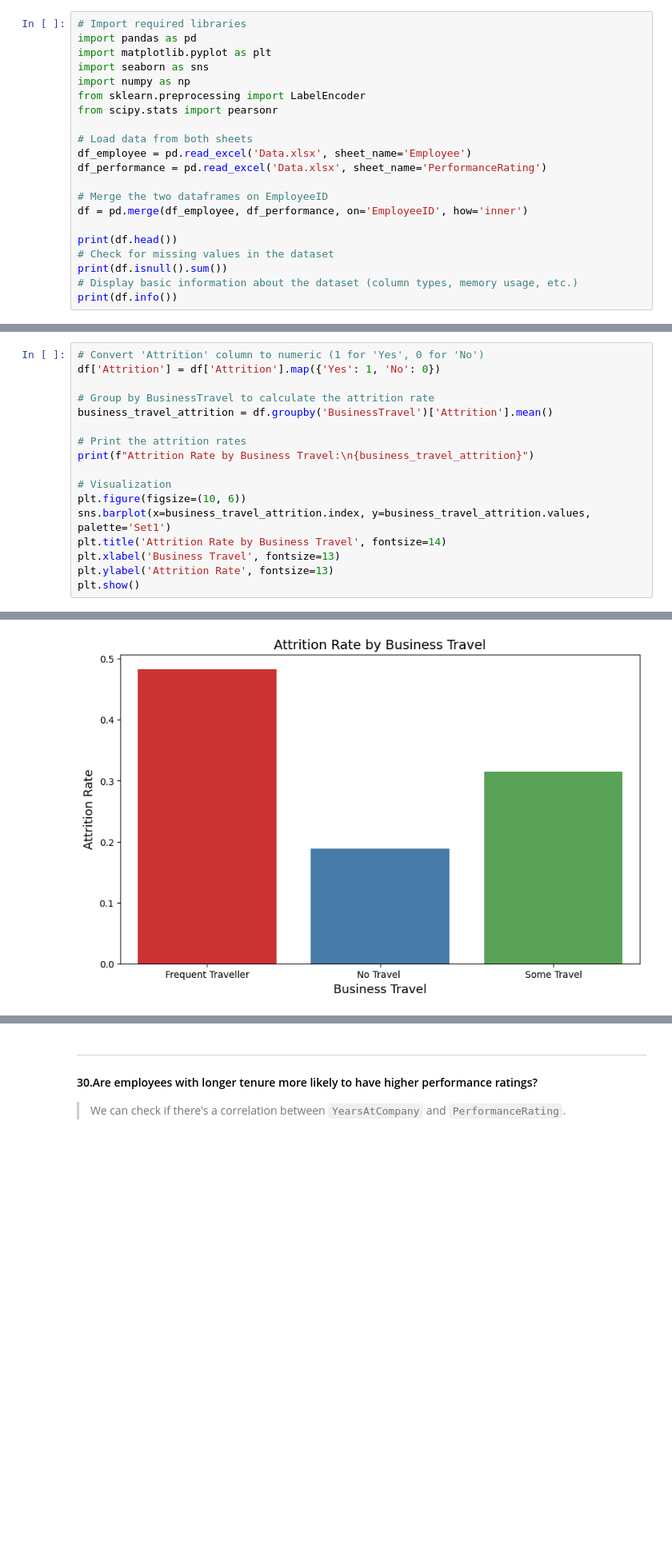
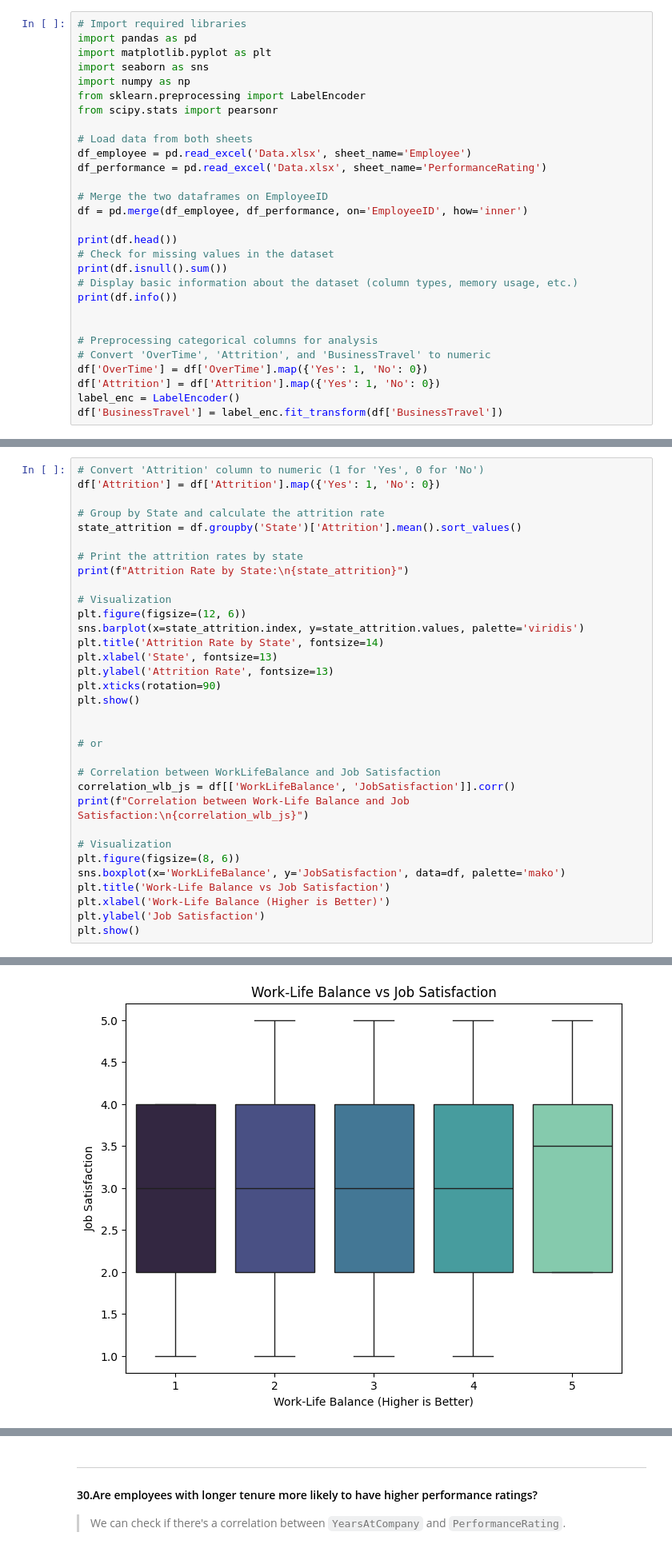
Before and after one commit to 0PeterAdel/Data-Dyanamos, a Jupyter notebook: Project-Operations/06.Data-Analysis/analysis.ipynb, the cells around one changed output, grey strips where cells are left out. Shown at 80% size. Saved outputs shown, nothing was run; the diff lists cells and outputs as text; blank space fills up the shorter version.

```diff
--- a/Project-Operations/06.Data-Analysis/analysis.ipynb
+++ b/Project-Operations/06.Data-Analysis/analysis.ipynb
@@ -19,6 +19,14 @@ print(df.head())
 print(df.isnull().sum())
 # Display basic information about the dataset (column types, memory usage, etc.)
 print(df.info())
+
+
+# Preprocessing categorical columns for analysis
+# Convert 'OverTime', 'Attrition', and 'BusinessTravel' to numeric
+df['OverTime'] = df['OverTime'].map({'Yes': 1, 'No': 0})
+df['Attrition'] = df['Attrition'].map({'Yes': 1, 'No': 0})
+label_enc = LabelEncoder()
+df['BusinessTravel'] = label_enc.fit_transform(df['BusinessTravel'])
 # %% [output]
   EmployeeID FirstName LastName  Gender  Age BusinessTravel Department  \
 0  3012-1A41  Leonelle    Simco  Female   30    Some Travel      Sales
@@ -77,17 +147,33 @@ Passing `palette` without assigning `hue` is deprecated and will be removed in v
 # Convert 'Attrition' column to numeric (1 for 'Yes', 0 for 'No')
 df['Attrition'] = df['Attrition'].map({'Yes': 1, 'No': 0})
 
-# Group by BusinessTravel to calculate the attrition rate
-business_travel_attrition = df.groupby('BusinessTravel')['Attrition'].mean()
+# Group by State and calculate the attrition rate
+state_attrition = df.groupby('State')['Attrition'].mean().sort_values()
 
-# Print the attrition rates
-print(f"Attrition Rate by Business Travel:\n{business_travel_attrition}")
+# Print the attrition rates by state
+print(f"Attrition Rate by State:\n{state_attrition}")
 
 # Visualization
-plt.figure(figsize=(10, 6))
-sns.barplot(x=business_travel_attrition.index, y=business_travel_attrition.values, palette='Set1')
-plt.title('Attrition Rate by Business Travel', fontsize=14)
-plt.xlabel('Business Travel', fontsize=13)
+plt.figure(figsize=(12, 6))
+sns.barplot(x=state_attrition.index, y=state_attrition.values, palette='viridis')
+plt.title('Attrition Rate by State', fontsize=14)
+plt.xlabel('State', fontsize=13)
 plt.ylabel('Attrition Rate', fontsize=13)
+plt.xticks(rotation=90)
 plt.show()
+
+
+# or
+
+# Correlation between WorkLifeBalance and Job Satisfaction
+correlation_wlb_js = df[['WorkLifeBalance', 'JobSatisfaction']].corr()
+print(f"Correlation between Work-Life Balance and Job Satisfaction:\n{correlation_wlb_js}")
+
+# Visualization
+plt.figure(figsize=(8, 6))
+sns.boxplot(x='WorkLifeBalance', y='JobSatisfaction', data=df, palette='mako')
+plt.title('Work-Life Balance vs Job Satisfaction')
+plt.xlabel('Work-Life Balance (Higher is Better)')
+plt.ylabel('Job Satisfaction')
+plt.show()
 # %% [output]
@@ -103 +187 @@ Passing `palette` without assigning `hue` is deprecated and will be removed in v
-[figure, old version]
+[figure, new version]
```
Also changed, not shown: parts of 38 cells of this notebook.
